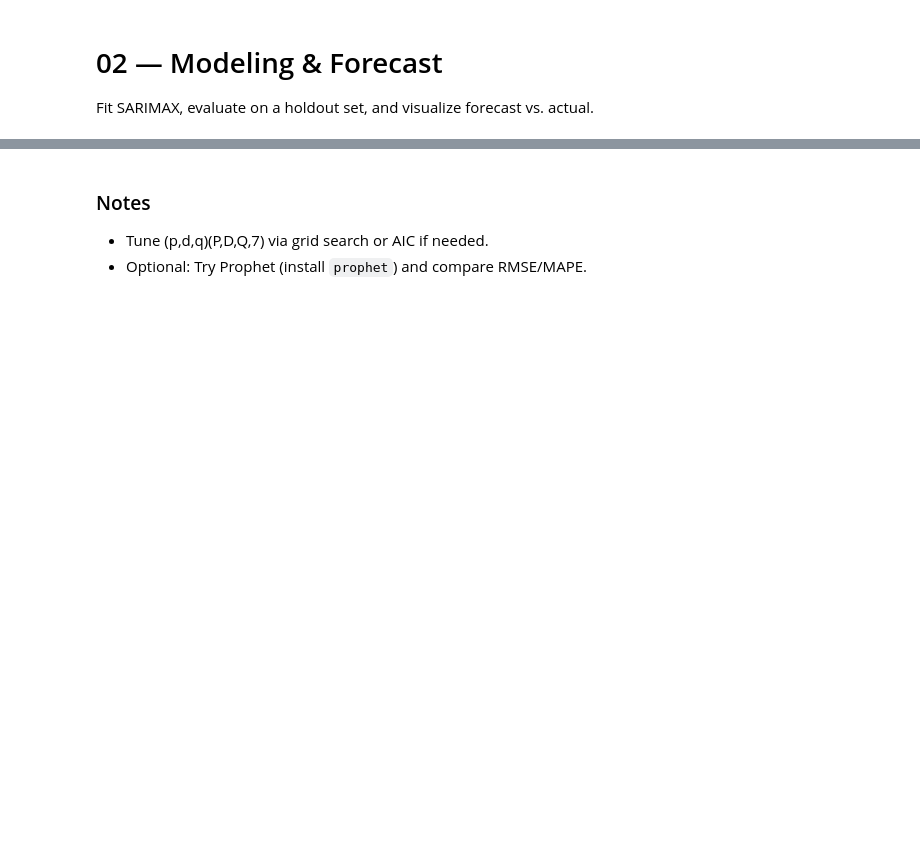
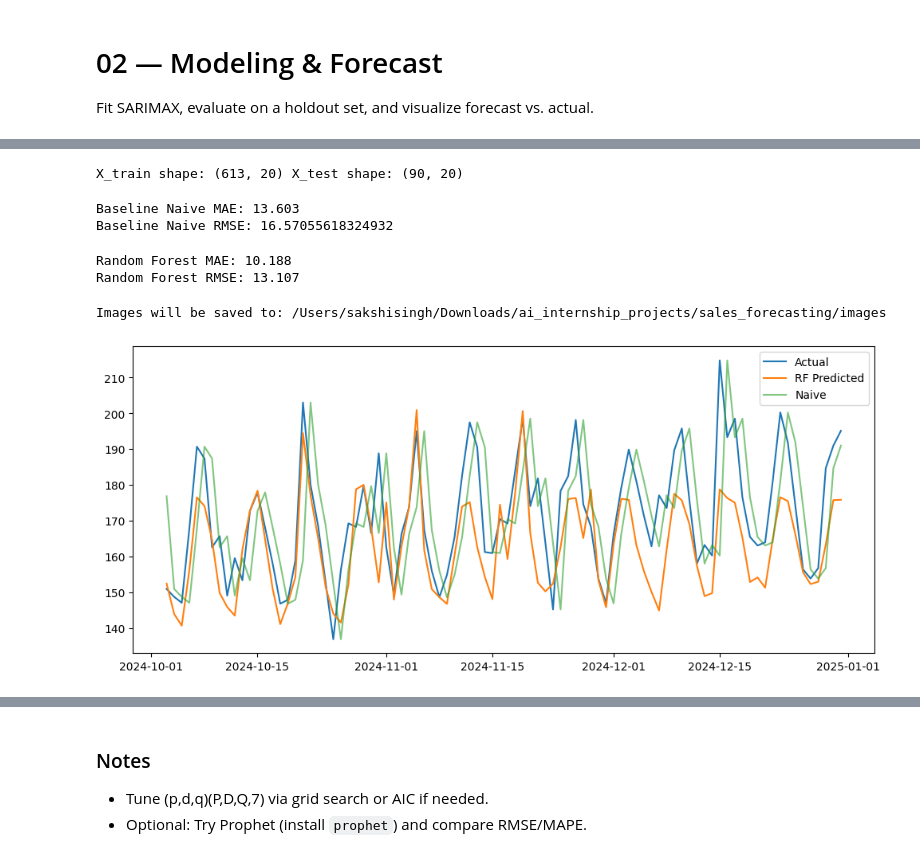
Before and after one commit to cwsakshi/ai_internship_projects, a Jupyter notebook: sales_forecasting/notebooks/02_modeling_and_forecast.ipynb, the cells around one changed output, grey strips where cells are left out. Saved outputs shown, nothing was run; the diff lists cells and outputs as text; code cells hidden in the pictures; blank space fills up the shorter version.

Commit message:
Add sales forecasting project updates (plots, notebooks, README, requirements)

```diff
--- a/sales_forecasting/notebooks/02_modeling_and_forecast.ipynb
+++ b/sales_forecasting/notebooks/02_modeling_and_forecast.ipynb
@@ -53,0 +88,73 @@ print('Saved ../data/forecast_vs_actual.csv')
+# %%
+#Train/test split
+
+# Use last N days as test
+TEST_DAYS = 90
+train = df_feat.iloc[:-TEST_DAYS]
+test = df_feat.iloc[-TEST_DAYS:]
+
+
+X_train = train.drop(columns=['Sales'])
+y_train = train['Sales']
+X_test = test.drop(columns=['Sales'])
+y_test = test['Sales']
+
+
+print('X_train shape:', X_train.shape, 'X_test shape:', X_test.shape)
+# %% [output]
+X_train shape: (613, 20) X_test shape: (90, 20)
+# %%
+#Baseline naive
+
+y_pred_naive = X_test['lag_1'].values
+print('Baseline Naive MAE:', mean_absolute_error(y_test, y_pred_naive))
+import numpy as np
+
+mse = mean_squared_error(y_test, y_pred_naive)   # normal MSE
+rmse = np.sqrt(mse)                             # take square root manually
+print("Baseline Naive RMSE:", rmse)
+# %% [output]
+Baseline Naive MAE: 13.603
+Baseline Naive RMSE: 16.57055618324932
+# %%
+from sklearn.ensemble import RandomForestRegressor
+from sklearn.metrics import mean_absolute_error, mean_squared_error
+import numpy as np
+
+# train
+rf = RandomForestRegressor(n_estimators=200, random_state=42, n_jobs=-1)
+rf.fit(X_train, y_train)
+
+# predict
+y_pred_rf = rf.predict(X_test)
+
+# evaluate
+mae_rf = mean_absolute_error(y_test, y_pred_rf)
+rmse_rf = np.sqrt(mean_squared_error(y_test, y_pred_rf))
+print(f"Random Forest MAE: {mae_rf:.3f}")
+print(f"Random Forest RMSE: {rmse_rf:.3f}")
+# %% [output]
+Random Forest MAE: 10.188
+Random Forest RMSE: 13.107
+# %%
+from pathlib import Path
+
+# Define and create images folder
+IMG_DIR = Path("../images")
+IMG_DIR.mkdir(parents=True, exist_ok=True)
+
+print("Images will be saved to:", IMG_DIR.resolve())
+# %% [output]
+Images will be saved to: /Users/sakshisingh/Downloads/ai_internship_projects/sales_forecasting/images
+# %%
+import matplotlib.pyplot as plt
+
+plt.figure(figsize=(12,5))
+plt.plot(y_test.index, y_test, label='Actual')
+plt.plot(y_test.index, y_pred_rf, label='RF Predicted')
+plt.plot(y_test.index, X_test['lag_1'].values, label='Naive', alpha=0.6)
+plt.legend()
+plt.savefig(IMG_DIR / "actual_vs_predicted.png", dpi=300, bbox_inches="tight")
+plt.show()
+# %% [output]
+[figure, added]
```
Also changed, not shown: parts of 20 cells of this notebook, 6 other files.
